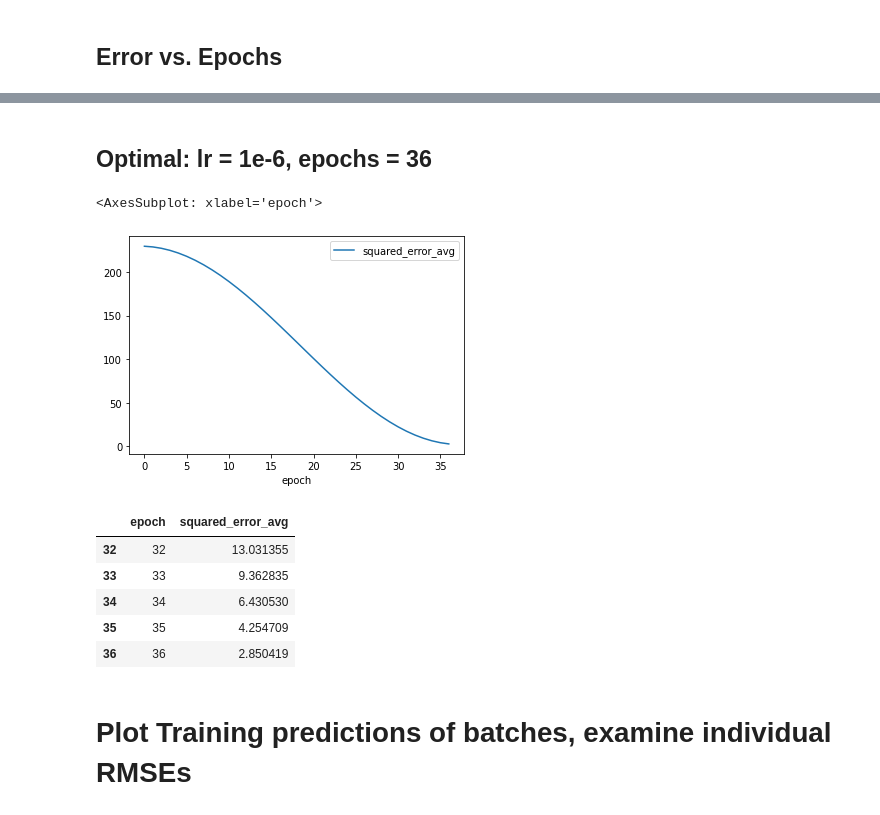
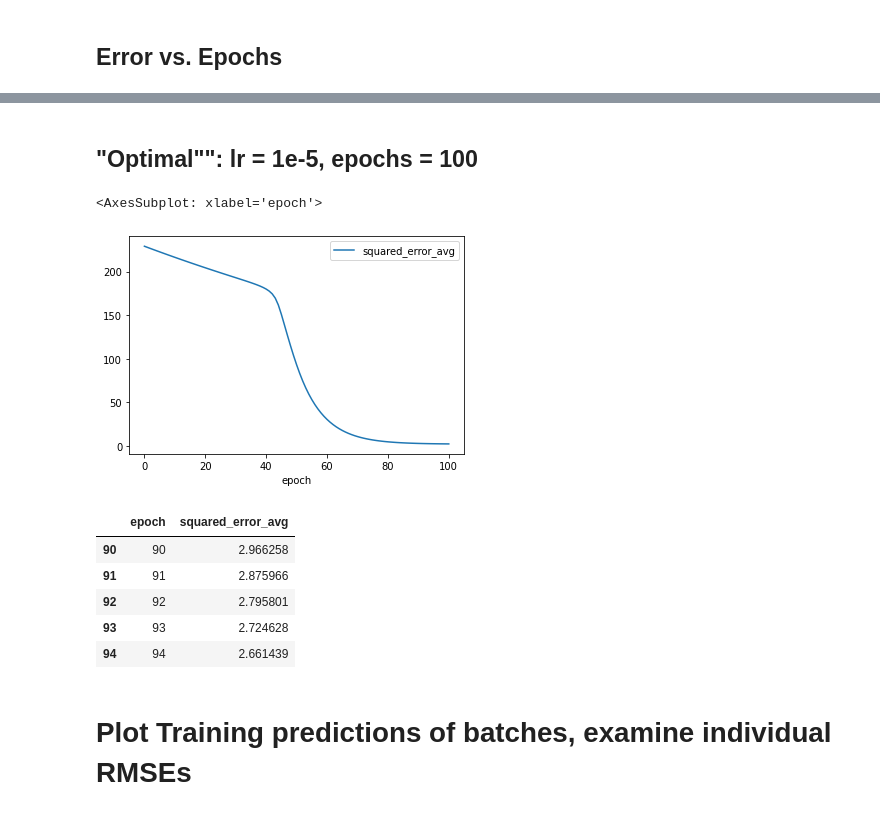
Before and after one commit to jrf343/RNN, a Jupyter notebook: Philly_multibatch_RNN_testing.ipynb, the cells around one changed output, grey strips where cells are left out. Drawn from its saved outputs; the diff is of its cells as text; code cells hidden in the pictures.

```diff
--- a/Philly_multibatch_RNN_testing.ipynb
+++ b/Philly_multibatch_RNN_testing.ipynb
@@ -253,25 +259,25 @@ pd.DataFrame(training_results_tanh_batches).plot(x="epoch", y="squared_error_avg
 # %% [markdown]
-## Optimal: lr = 1e-6, epochs = 36
+## "Optimal"": lr = 1e-5, epochs = 100
 # %%
-lr = 1e-6
+lr = 1e-5
 
 # Assume scaling by X_train[0] is sufficient for all batches
 rnn_tanh_batches = make_RNN(X_inp = X_train[0], fcl_size=20, output_size=y_train[0].shape[0]) # Have to reinitialize
-training_results_tanh_batches = train_RNN_inplace_with_batches_for(rnn_tanh_batches, X_train, y_train, learning_rate=lr, epochs=36+1)
+training_results_tanh_batches = train_RNN_inplace_with_batches_for(rnn_tanh_batches, X_train, y_train, learning_rate=lr, epochs=100+1)
 
 pd.DataFrame(training_results_tanh_batches).plot(x="epoch", y="squared_error_avg")
 # %% [output]
 <AxesSubplot: xlabel='epoch'>
-[figure, old version]
+[figure, new version]
 # %%
 pd.DataFrame(training_results_tanh_batches).tail(5)
 # %% [output]
 |  | epoch | squared_error_avg |
-| 32 | 32 | 13.031355 |
-| 33 | 33 | 9.362835 |
-| 34 | 34 | 6.430530 |
-| 35 | 35 | 4.254709 |
-| 36 | 36 | 2.850419 |
+| 90 | 90 | 2.966258 |
+| 91 | 91 | 2.875966 |
+| 92 | 92 | 2.795801 |
+| 93 | 93 | 2.724628 |
+| 94 | 94 | 2.661439 |
 # %% [markdown]
 # Plot Training predictions of batches, examine individual RMSEs
 # %% [markdown]
```
Also changed, not shown: parts of 73 cells of this notebook, 19 other files.
